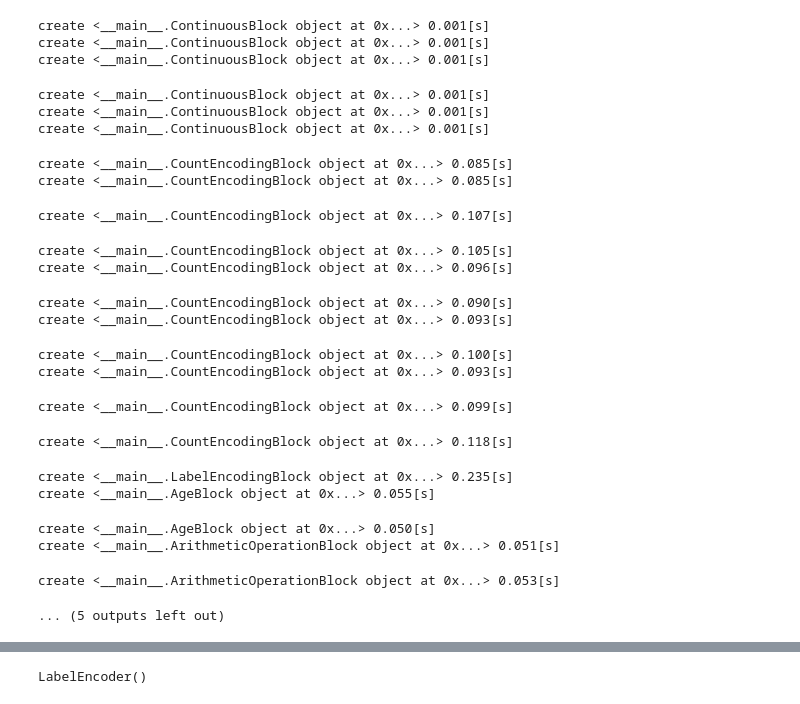
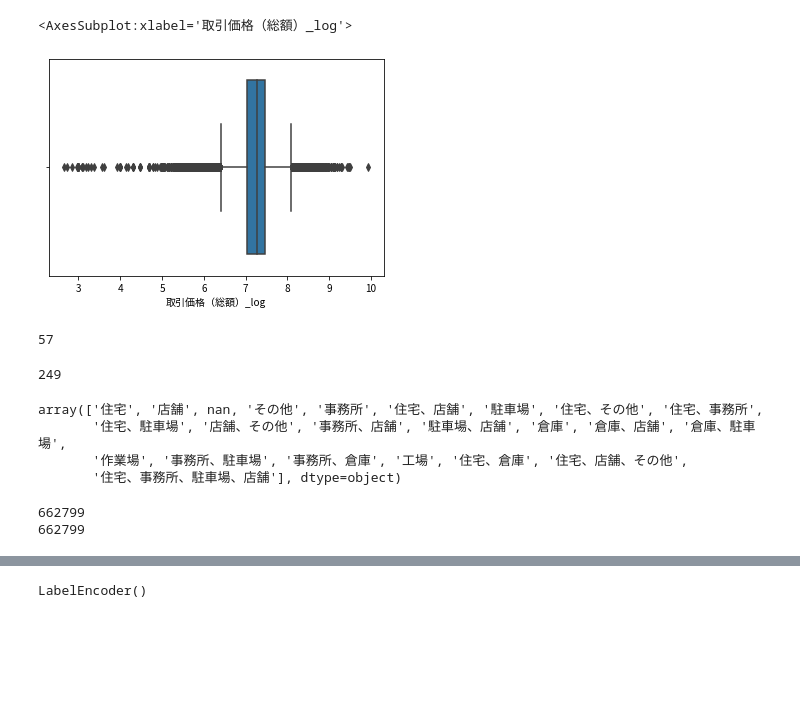
Before and after one commit to kfsky/2021-summer-second-hand-apartment-price-prediction, a Jupyter notebook: notebook/EDA.ipynb, the cells around one changed output, grey strips where cells are left out. Cells and saved outputs as stored; diff of their text form; code cells hidden in the pictures; blank space fills up the shorter version.

```diff
--- a/notebook/EDA.ipynb
+++ b/notebook/EDA.ipynb
@@ -2,7 +2,10 @@
 import pandas as pd
 import numpy as np
 import matplotlib.pyplot as plt
+import seaborn as sns
 pd.set_option('display.max_columns', 100)
+from matplotlib import rcParams
+rcParams['font.family'] = 'Noto Sans CJK JP'
 %matplotlib inline
 # %%
 train_df = pd.read_csv("../input/train.csv")
@@ -18,0 +42,20 @@ train_df.head()
+# %%
+sns.boxplot(train_df["取引価格（総額）_log"])
+# %% [output]
+<AxesSubplot:xlabel='取引価格（総額）_log'>
+[figure, added]
+# %%
+len(train_df[train_df["取引価格（総額）_log"]<5])
+# %% [output]
+57
+# %%
+len(train_df[train_df["取引価格（総額）_log"]>8.5])
+# %% [output]
+249
+# %%
+train_df["用途"].unique()
+# %% [output]
+array(['住宅', '店舗', nan, 'その他', '事務所', '住宅、店舗', '駐車場', '住宅、その他', '住宅、事務所',
+       '住宅、駐車場', '店舗、その他', '事務所、店舗', '駐車場、店舗', '倉庫', '倉庫、店舗', '倉庫、駐車場',
+       '作業場', '事務所、駐車場', '事務所、倉庫', '工場', '住宅、倉庫', '住宅、店舗、その他',
+       '住宅、事務所、駐車場、店舗'], dtype=object)
@@ -301,32 +393,9 @@ def to_feature(input_df,
 train = preprocess(train_df)
 test = preprocess(test_df)
 whole_df = pd.concat([train, test],axis=0)
-# %%
-process_blocks=[]
-
-
-train_x = to_feature(train, process_blocks, is_train=True)
-# %% [output]
-create <__main__.ContinuousBlock object at 0x...> 0.001[s]
-create <__main__.ContinuousBlock object at 0x...> 0.001[s]
-create <__main__.ContinuousBlock object at 0x...> 0.001[s]
-create <__main__.ContinuousBlock object at 0x...> 0.001[s]
-create <__main__.ContinuousBlock object at 0x...> 0.001[s]
-create <__main__.ContinuousBlock object at 0x...> 0.001[s]
-create <__main__.CountEncodingBlock object at 0x...> 0.085[s]
-create <__main__.CountEncodingBlock object at 0x...> 0.085[s]
-create <__main__.CountEncodingBlock object at 0x...> 0.107[s]
-create <__main__.CountEncodingBlock object at 0x...> 0.105[s]
-create <__main__.CountEncodingBlock object at 0x...> 0.096[s]
-create <__main__.CountEncodingBlock object at 0x...> 0.090[s]
-create <__main__.CountEncodingBlock object at 0x...> 0.093[s]
-create <__main__.CountEncodingBlock object at 0x...> 0.100[s]
-create <__main__.CountEncodingBlock object at 0x...> 0.093[s]
-create <__main__.CountEncodingBlock object at 0x...> 0.099[s]
-create <__main__.CountEncodingBlock object at 0x...> 0.118[s]
-create <__main__.LabelEncodingBlock object at 0x...> 0.235[s]
-create <__main__.AgeBlock object at 0x...> 0.055[s]
-create <__main__.AgeBlock object at 0x...> 0.050[s]
-create <__main__.ArithmeticOperationBlock object at 0x...> 0.051[s]
-create <__main__.ArithmeticOperationBlock object at 0x...> 0.053[s]
-... (5 outputs left out)
+# %%
+print(len(train))
+print(len(pd.merge(train, pd.read_csv("../add/station.csv").drop_duplicates("最寄駅：名称"), on="最寄駅：名称", how="left")))
+# %% [output]
+662799
+662799
```
Also changed, not shown: parts of 8 cells of this notebook, 5 other files.
